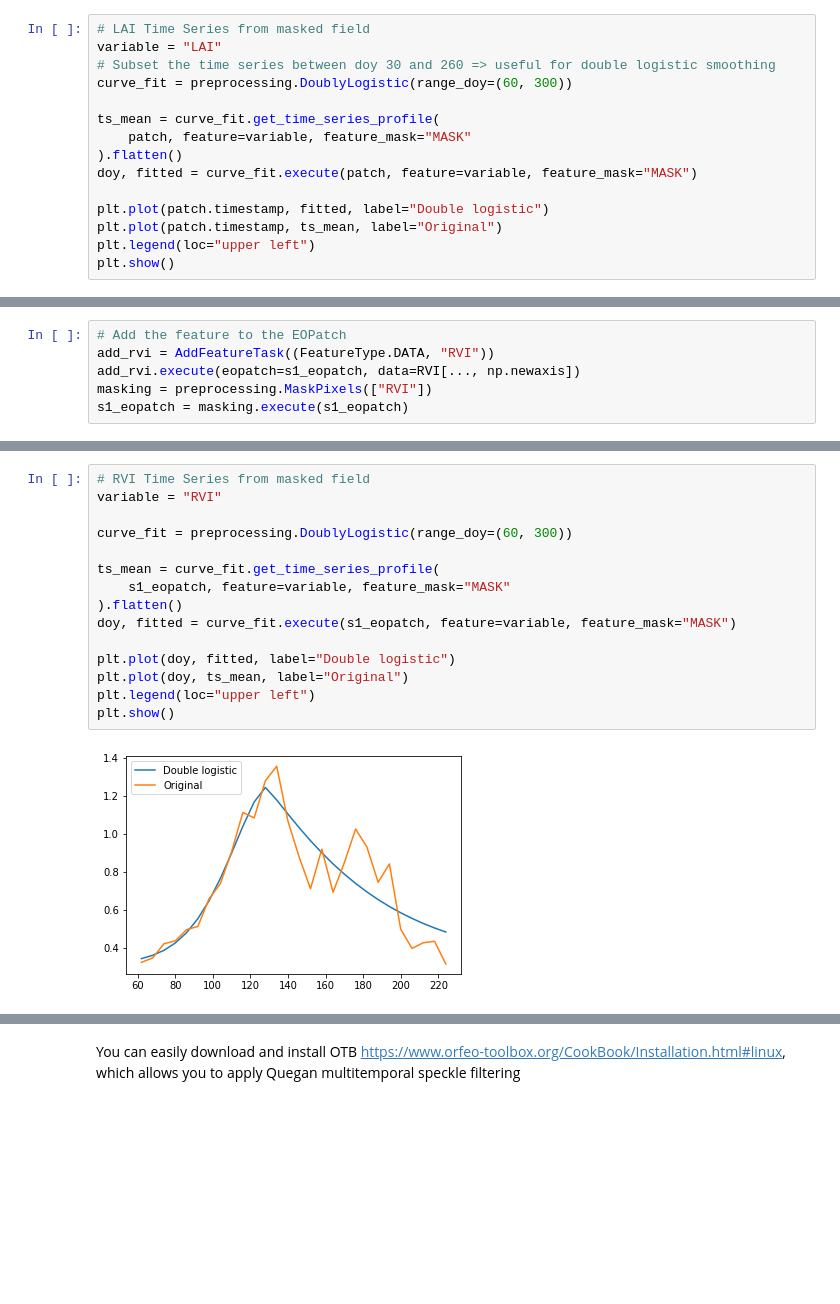
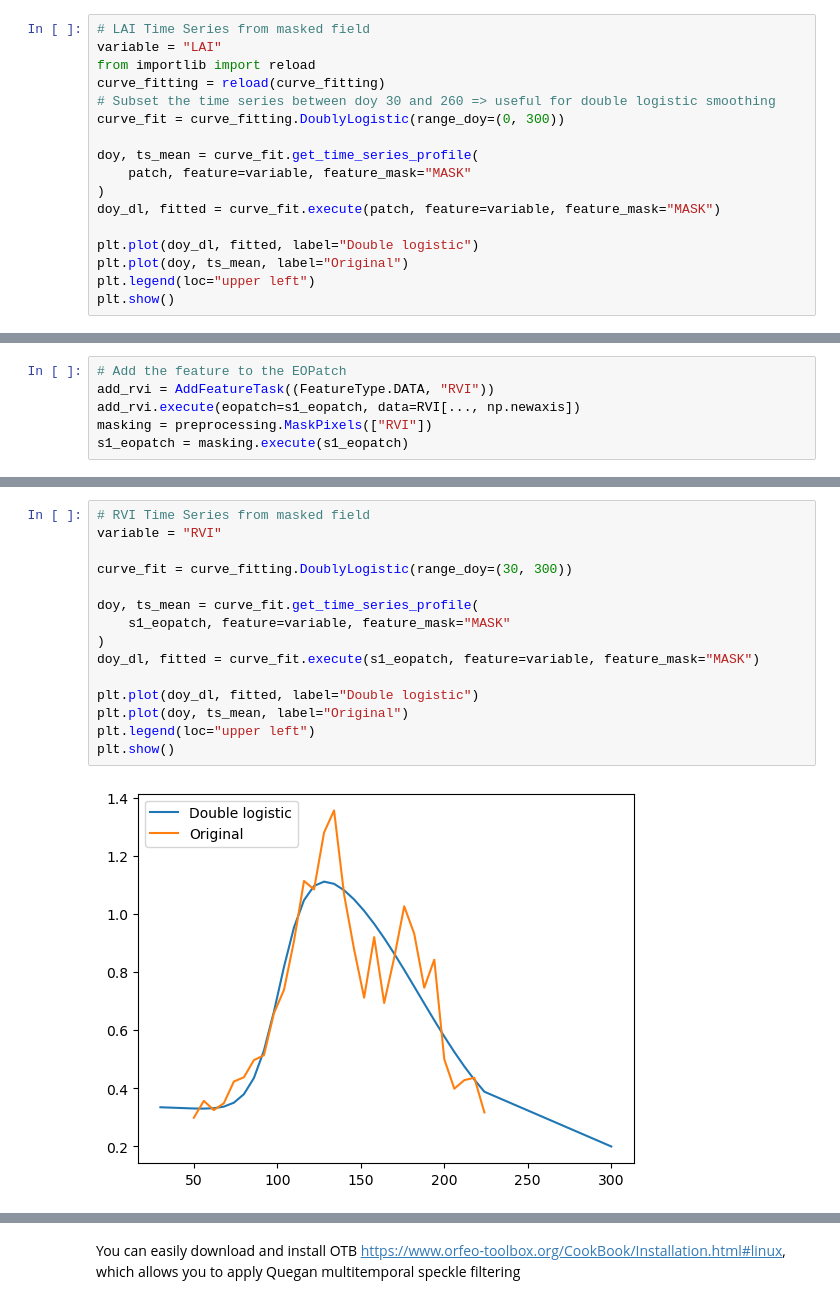
Before and after one commit to j-desloires/eo-crops, a Jupyter notebook: docs/source/eocrops/examples/Sentinel data.ipynb, the cells around one changed output, grey strips where cells are left out. Drawn from its saved outputs; the diff is of its cells as text; blank space fills up the shorter version.

```diff
--- a/docs/source/eocrops/examples/Sentinel data.ipynb
+++ b/docs/source/eocrops/examples/Sentinel data.ipynb
@@ -82,16 +107,18 @@ plt.show()
 # %%
 # LAI Time Series from masked field
 variable = "LAI"
+from importlib import reload
+curve_fitting = reload(curve_fitting)
 # Subset the time series between doy 30 and 260 => useful for double logistic smoothing
-curve_fit = preprocessing.DoublyLogistic(range_doy=(60, 300))
+curve_fit = curve_fitting.DoublyLogistic(range_doy=(0, 300))
 
-ts_mean = curve_fit.get_time_series_profile(
+doy, ts_mean = curve_fit.get_time_series_profile(
     patch, feature=variable, feature_mask="MASK"
-).flatten()
-doy, fitted = curve_fit.execute(patch, feature=variable, feature_mask="MASK")
+)
+doy_dl, fitted = curve_fit.execute(patch, feature=variable, feature_mask="MASK")
 
-plt.plot(patch.timestamp, fitted, label="Double logistic")
-plt.plot(patch.timestamp, ts_mean, label="Original")
+plt.plot(doy_dl, fitted, label="Double logistic")
+plt.plot(doy, ts_mean, label="Original")
 plt.legend(loc="upper left")
 plt.show()
 # %% [output]
@@ -156,17 +184,17 @@ plt.show()
 # %%
 # RVI Time Series from masked field
 variable = "RVI"
 
-curve_fit = preprocessing.DoublyLogistic(range_doy=(60, 300))
+curve_fit = curve_fitting.DoublyLogistic(range_doy=(30, 300))
 
-ts_mean = curve_fit.get_time_series_profile(
+doy, ts_mean = curve_fit.get_time_series_profile(
     s1_eopatch, feature=variable, feature_mask="MASK"
-).flatten()
-doy, fitted = curve_fit.execute(s1_eopatch, feature=variable, feature_mask="MASK")
+)
+doy_dl, fitted = curve_fit.execute(s1_eopatch, feature=variable, feature_mask="MASK")
 
-plt.plot(doy, fitted, label="Double logistic")
+plt.plot(doy_dl, fitted, label="Double logistic")
 plt.plot(doy, ts_mean, label="Original")
 plt.legend(loc="upper left")
 plt.show()
 # %% [output]
-[figure, old version]
+[figure, new version]
```
Also changed, not shown: parts of 9 cells of this notebook, 9 other files.
